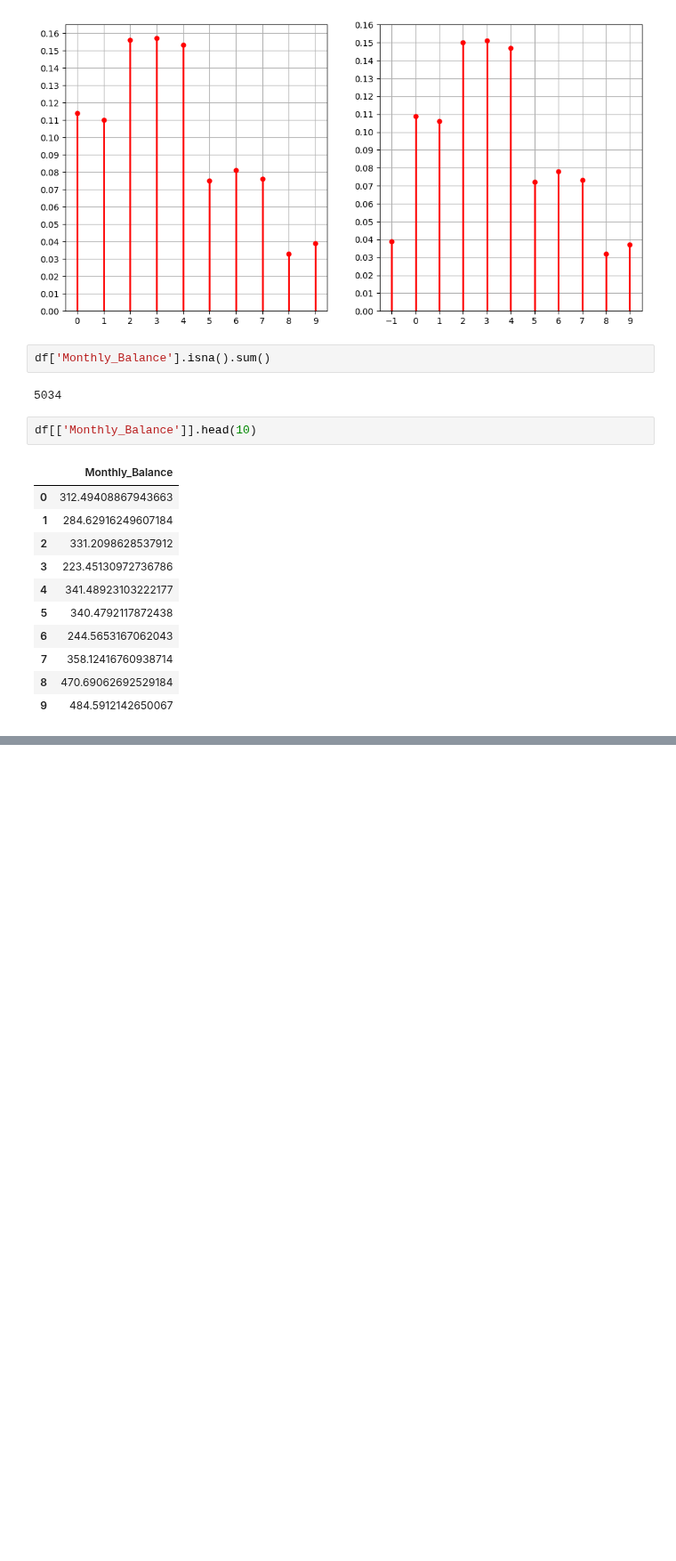
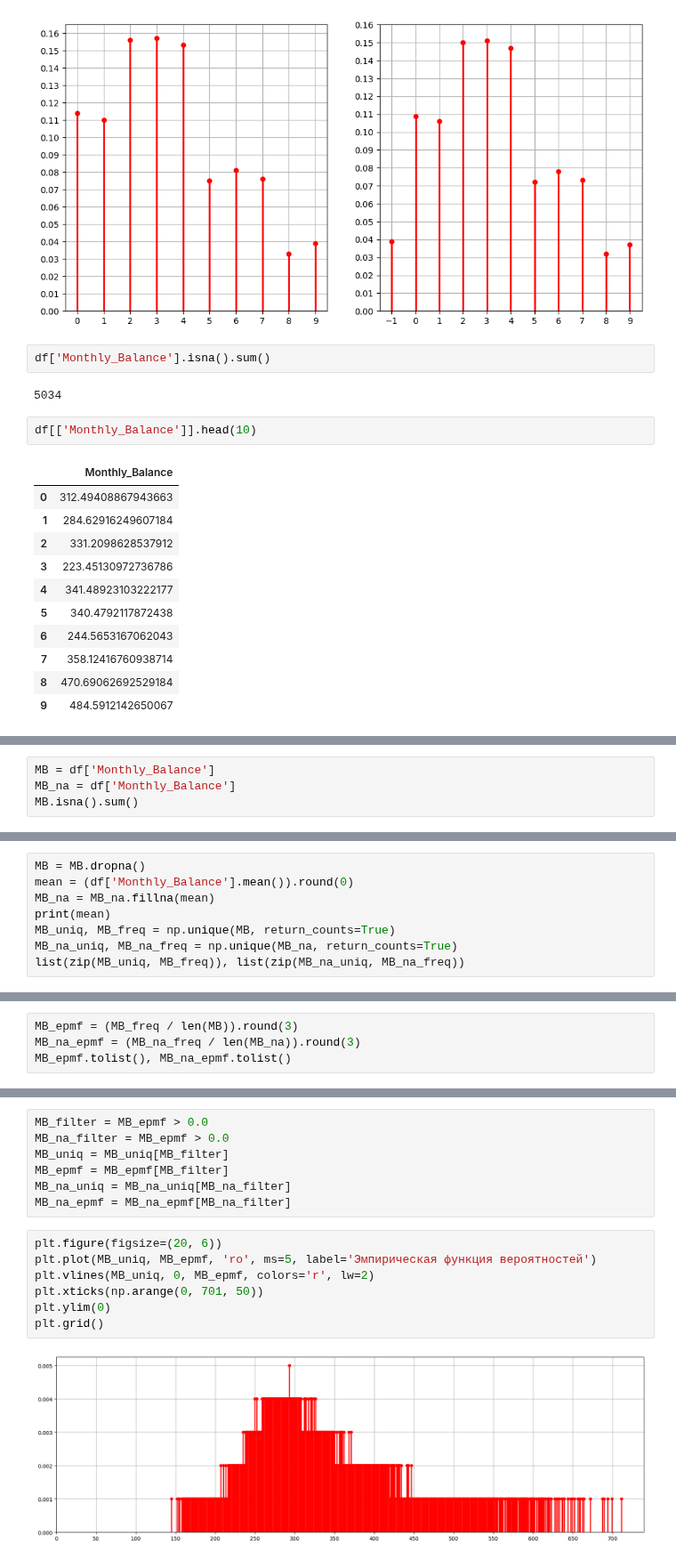
Before and after one commit to Ghukii/TMP-4sem-, a Jupyter notebook: Задание_6/Задание_6_13.ipynb, the cells around one changed output, grey strips where cells are left out. Shown at 89% size. Cells and saved outputs as stored; diff of their text form; blank space fills up the shorter version.

```diff
--- a/Задание_6/Задание_6_13.ipynb
+++ b/Задание_6/Задание_6_13.ipynb
@@ -469,0 +469,4 @@ ValueError: could not convert string to float: '__-333333333333333333333333333__
+# %%
+MB = df['Monthly_Balance']
+MB_na = df['Monthly_Balance']
+MB.isna().sum()
@@ -469,0 +475,8 @@ ValueError: could not convert string to float: '__-333333333333333333333333333__
+# %%
+MB = MB.dropna()
+mean = (df['Monthly_Balance'].mean()).round(0)
+MB_na = MB_na.fillna(mean)
+print(mean)
+MB_uniq, MB_freq = np.unique(MB, return_counts=True)
+MB_na_uniq, MB_na_freq = np.unique(MB_na, return_counts=True)
+list(zip(MB_uniq, MB_freq)), list(zip(MB_na_uniq, MB_na_freq))
@@ -469,0 +502,4 @@ ValueError: could not convert string to float: '__-333333333333333333333333333__
+# %%
+MB_epmf = (MB_freq / len(MB)).round(3)
+MB_na_epmf = (MB_na_freq / len(MB_na)).round(3)
+MB_epmf.tolist(), MB_na_epmf.tolist()
@@ -469,0 +524,16 @@ ValueError: could not convert string to float: '__-333333333333333333333333333__
+# %%
+MB_filter = MB_epmf > 0.0
+MB_na_filter = MB_epmf > 0.0
+MB_uniq = MB_uniq[MB_filter]
+MB_epmf = MB_epmf[MB_filter]
+MB_na_uniq = MB_na_uniq[MB_na_filter]
+MB_na_epmf = MB_na_epmf[MB_na_filter]
+# %%
+plt.figure(figsize=(20, 6))
+plt.plot(MB_uniq, MB_epmf, 'ro', ms=5, label='Эмпирическая функция вероятностей')
+plt.vlines(MB_uniq, 0, MB_epmf, colors='r', lw=2)
+plt.xticks(np.arange(0, 701, 50))
+plt.ylim(0)
+plt.grid()
+# %% [output]
+[figure, added]
```
Also changed, not shown: parts of 7 cells of this notebook.
